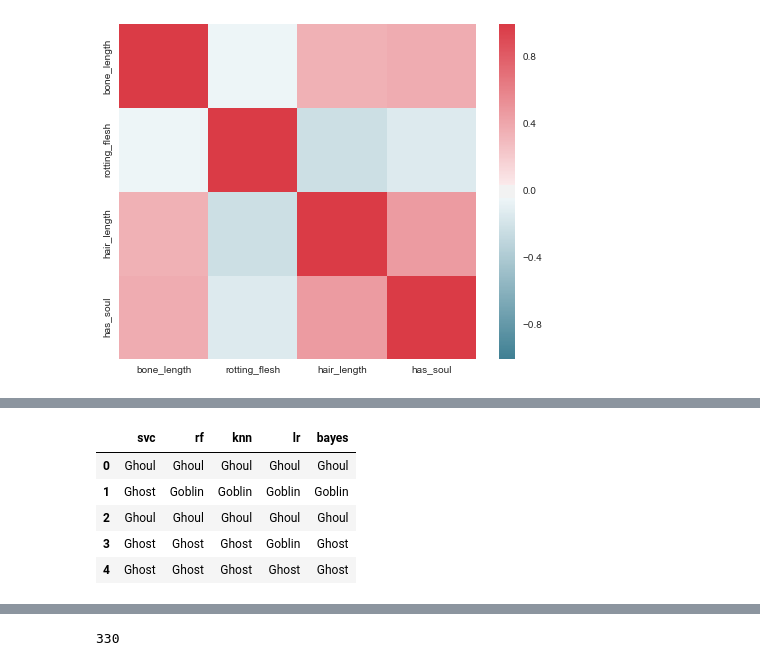
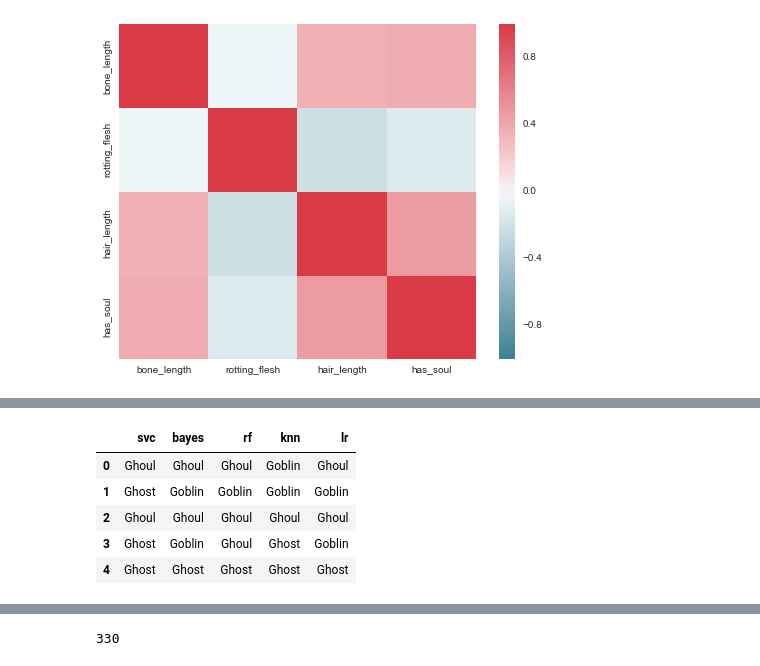
Before and after one commit to itaraday/Ghouls-Goblins-and-Ghosts, a Jupyter notebook: Ghouls, Goblins, and Ghosts... Boo!.ipynb, the cells around one changed output, grey strips where cells are left out. Cells and saved outputs as stored; diff of their text form; code cells hidden in the pictures.

```diff
--- a/Ghouls, Goblins, and Ghosts... Boo!.ipynb
+++ b/Ghouls, Goblins, and Ghosts... Boo!.ipynb
@@ -166,6 +167,13 @@ sns.heatmap(corr, cmap=cmap)
 # %% [output]
 <matplotlib.axes._subplots.AxesSubplot at 0x...>
 [figure]
+# %%
+train['hair_soul'] = train['hair_length'] * train['has_soul']
+train['hair_bone'] = train['hair_length'] * train['bone_length']
+test['hair_soul'] = test['hair_length'] * test['has_soul']
+test['hair_bone'] = test['hair_length'] * test['bone_length']
+train['hair_soul_bone'] = train['hair_length'] * train['has_soul'] * train['bone_length']
+test['hair_soul_bone'] = test['hair_length'] * test['has_soul'] * test['bone_length']
 # %%
 df_train = pd.get_dummies(train)
 df_test = pd.get_dummies(test)
@@ -181,10 +189,13 @@ df_train.head()
 # %%
-predictor = "subtype"
-#predictor = "type"
-
-y = train[predictor]
-train_type = train["type"]
-df_train = train.drop(["type", "color", "id", "subtype"],1)
-df_test =  test.drop(["color"],1)
-X_train, X_test, y_train, y_test = train_test_split(df_train, y, test_size=0.3, random_state=0)
+predictor = ["type", "subtype"]
+X_train = {}
+X_test = {}
+y_train = {}
+y_test = {}
+y = {}
+for pred in predictor:
+    y[pred] = train[pred]
+    df_train = train.drop(["type", "color", "id", "subtype"],1)
+    df_test =  test.drop(["color"],1)
+    X_train[pred], X_test[pred], y_train[pred], y_test[pred] = train_test_split(df_train, y[pred], test_size=0.3, random_state=0)
 # %%
@@ -426,23 +398,27 @@ Normalized confusion matrix
 # %%
 tests_fnl = {}
 preds_fnl = pd.DataFrame()
 
 tests_fnl['lr'] = LogisticRegression(penalty='l2',C=1000000,class_weight="balanced")
 tests_fnl['rf'] = RandomForestClassifier(n_estimators=750, n_jobs=-1)
 tests_fnl['knn'] = KNeighborsClassifier(n_neighbors=4)
 tests_fnl['svc'] = svm.SVC()
 tests_fnl['bayes'] = GaussianNB()
 
-for key in tests:
-    tests_fnl[key].fit(df_train,y)
+
+df_train = train.drop(["type", "subtype", "color", "id"],1)
+df_test =  test.drop(["color"],1)
+
+for key in tests_fnl:
+    tests_fnl[key].fit(df_train,y["subtype"])
     y_pred = tests_fnl[key].predict(df_test)
     y_pred= convert_sub_to_type(y_pred)
     preds_fnl[key] = y_pred
 preds_fnl.head()
 # %% [output]
-|  | svc | rf | knn | lr | bayes |
-| 0 | Ghoul | Ghoul | Ghoul | Ghoul | Ghoul |
+|  | svc | bayes | rf | knn | lr |
+| 0 | Ghoul | Ghoul | Ghoul | Goblin | Ghoul |
 | 1 | Ghost | Goblin | Goblin | Goblin | Goblin |
 | 2 | Ghoul | Ghoul | Ghoul | Ghoul | Ghoul |
-| 3 | Ghost | Ghost | Ghost | Goblin | Ghost |
+| 3 | Ghost | Goblin | Ghoul | Ghost | Goblin |
 | 4 | Ghost | Ghost | Ghost | Ghost | Ghost |
```
Also changed, not shown: parts of 20 cells of this notebook, 8 other files.
